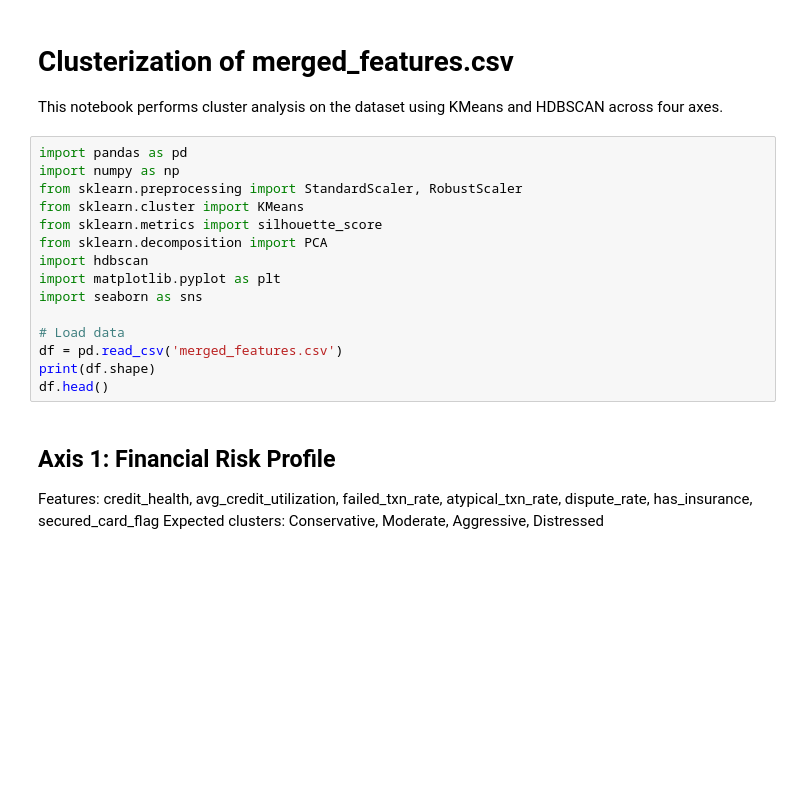
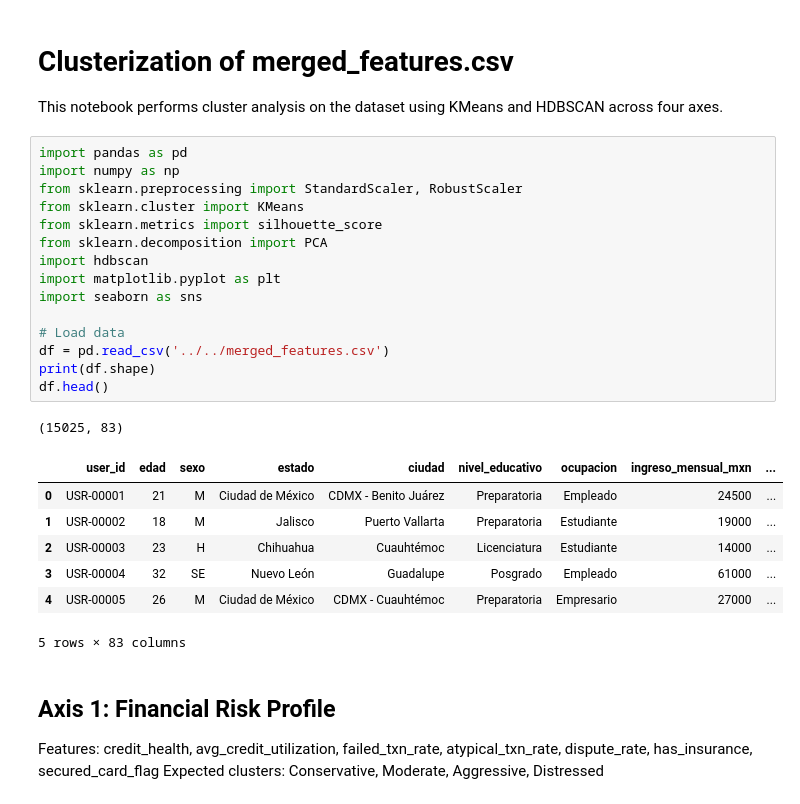
Before and after one commit to VanessaNohely/DATATHON2026, a Jupyter notebook: analysis/clusterization/Clusterization.ipynb, the cells around one changed output. Saved outputs shown, nothing was run; the diff lists cells and outputs as text; blank space fills up the shorter version.

```diff
--- a/analysis/clusterization/Clusterization.ipynb
+++ b/analysis/clusterization/Clusterization.ipynb
@@ -5,18 +5,27 @@ This notebook performs cluster analysis on the dataset using KMeans and HDBSCAN
 # %%
 import pandas as pd
 import numpy as np
 from sklearn.preprocessing import StandardScaler, RobustScaler
 from sklearn.cluster import KMeans
 from sklearn.metrics import silhouette_score
 from sklearn.decomposition import PCA
 import hdbscan
 import matplotlib.pyplot as plt
 import seaborn as sns
 
 # Load data
-df = pd.read_csv('merged_features.csv')
+df = pd.read_csv('../../merged_features.csv')
 print(df.shape)
 df.head()
+# %% [output]
+(15025, 83)
+|  | user_id | edad | sexo | estado | ciudad | nivel_educativo | ocupacion | ingreso_mensual_mxn | ... |
+| 0 | USR-00001 | 21 | M | Ciudad de México | CDMX - Benito Juárez | Preparatoria | Empleado | 24500 | ... |
+| 1 | USR-00002 | 18 | M | Jalisco | Puerto Vallarta | Preparatoria | Estudiante | 19000 | ... |
+| 2 | USR-00003 | 23 | H | Chihuahua | Cuauhtémoc | Licenciatura | Estudiante | 14000 | ... |
+| 3 | USR-00004 | 32 | SE | Nuevo León | Guadalupe | Posgrado | Empleado | 61000 | ... |
+| 4 | USR-00005 | 26 | M | Ciudad de México | CDMX - Cuauhtémoc | Preparatoria | Empresario | 27000 | ... |
+5 rows × 83 columns
 # %% [markdown]
 ## Axis 1: Financial Risk Profile
 Features: credit_health, avg_credit_utilization, failed_txn_rate, atypical_txn_rate, dispute_rate, has_insurance, secured_card_flag
```
Also changed, not shown: parts of 7 cells of this notebook, 1 other file.
